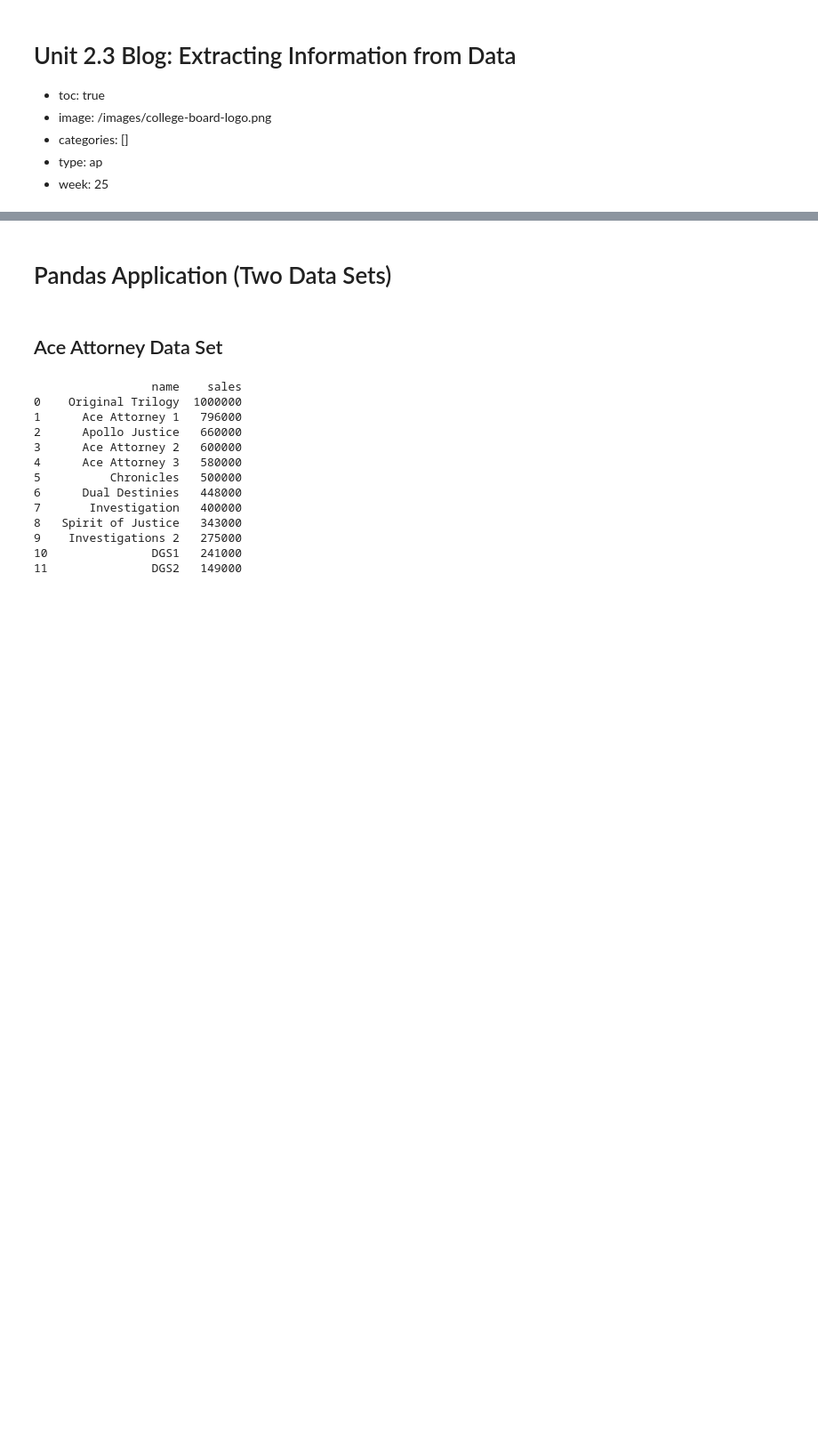
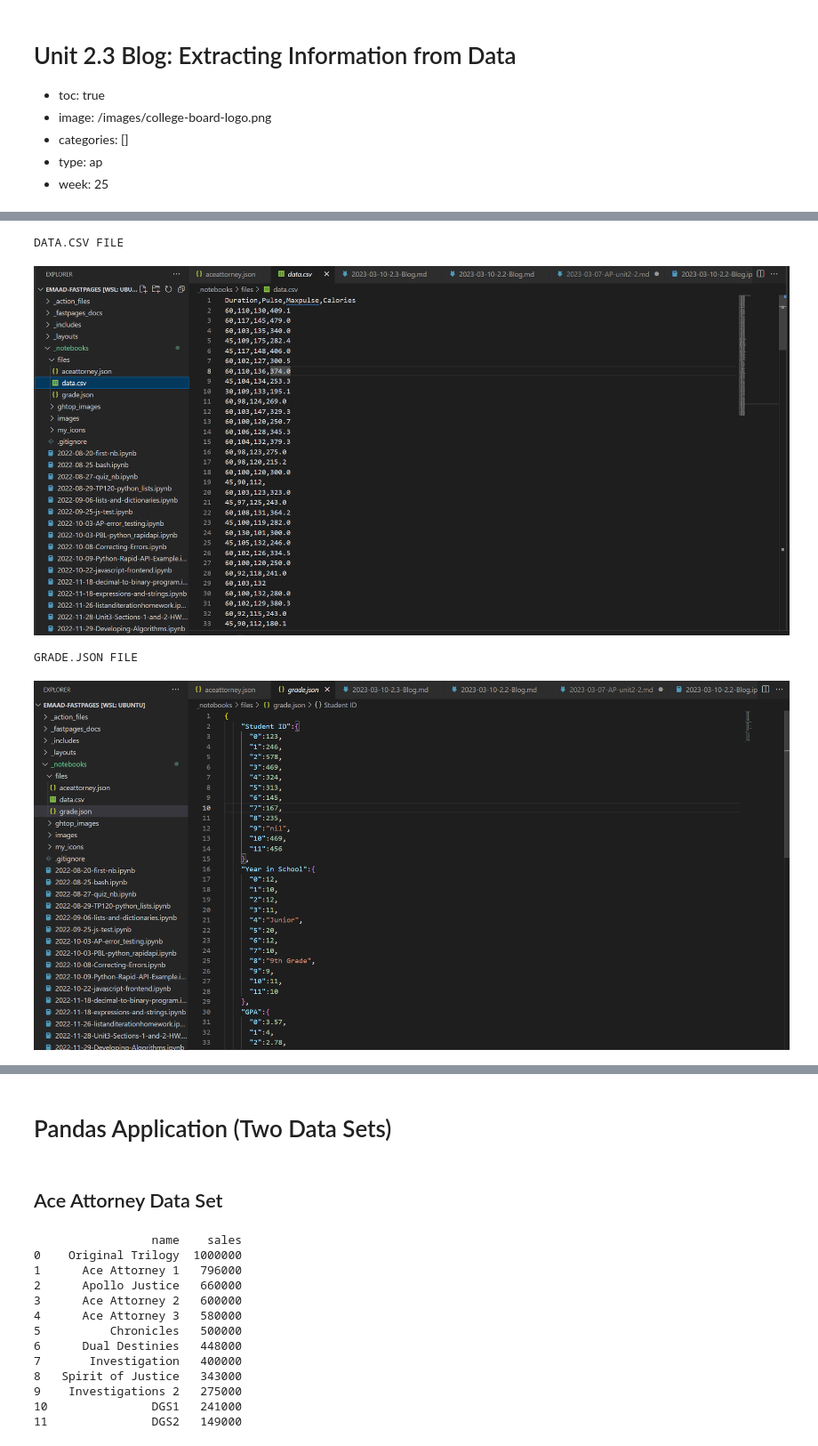
Before and after one commit to Emaad-Mir/emaad-fastpages, a Jupyter notebook: _notebooks/2023-03-10-2.3-Blog.ipynb, the cells around one changed output, grey strips where cells are left out. Shown: that part at 89% size. Drawn from its saved outputs; the diff is of its cells as text; code cells hidden in the pictures; blank space fills up the shorter version.

```diff
--- a/_notebooks/2023-03-10-2.3-Blog.ipynb
+++ b/_notebooks/2023-03-10-2.3-Blog.ipynb
@@ -12,0 +17,15 @@
+# %%
+from PIL import Image
+proof1 = Image.open('../images/datafile.png')
+proof2 = Image.open('../images/gradefile.png')
+
+print("DATA.CSV FILE")
+display(proof1)
+
+print("GRADE.JSON FILE")
+display(proof2)
+# %% [output]
+DATA.CSV FILE
+[figure, added]
+GRADE.JSON FILE
+[figure, added]
```
Also changed, not shown: parts of 27 cells of this notebook, 4 other files.
